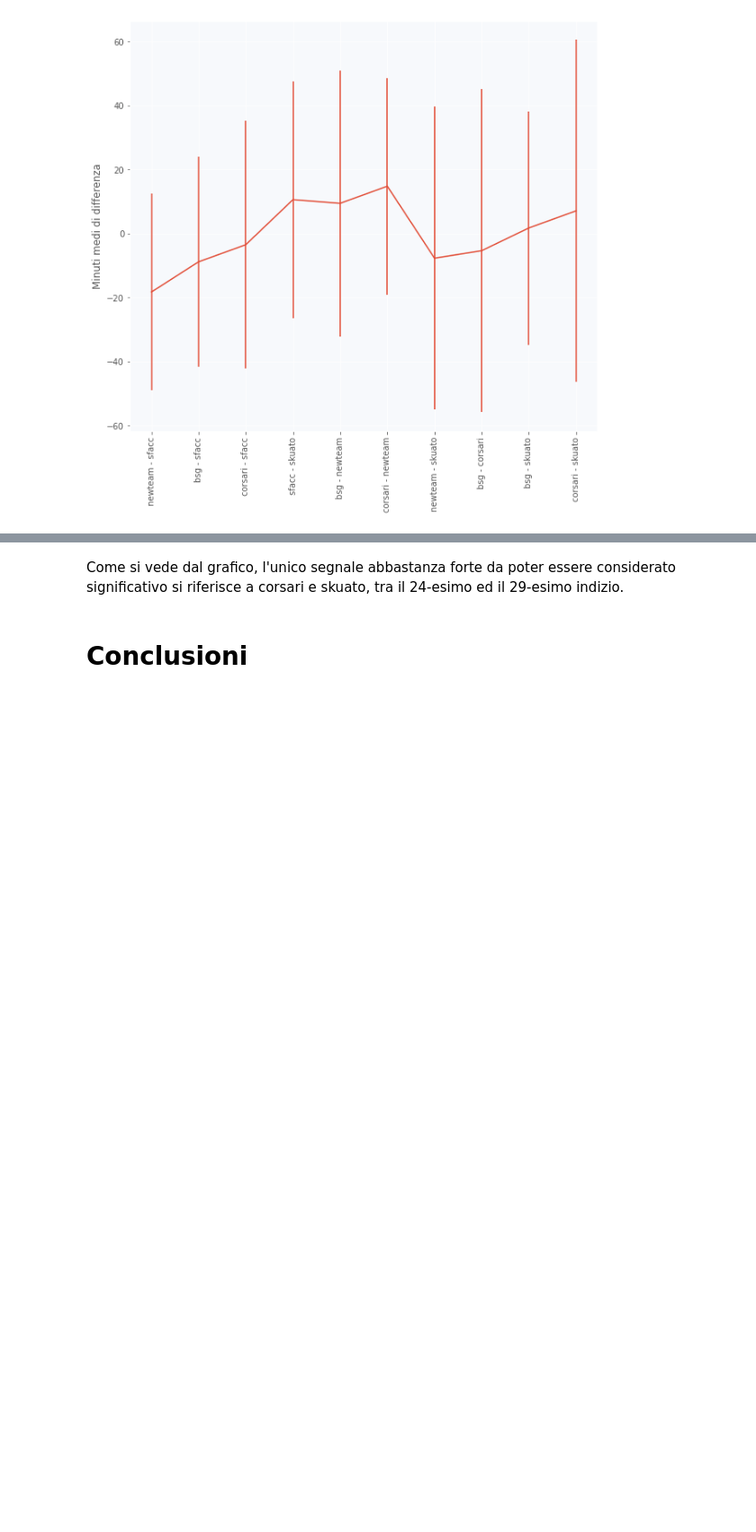
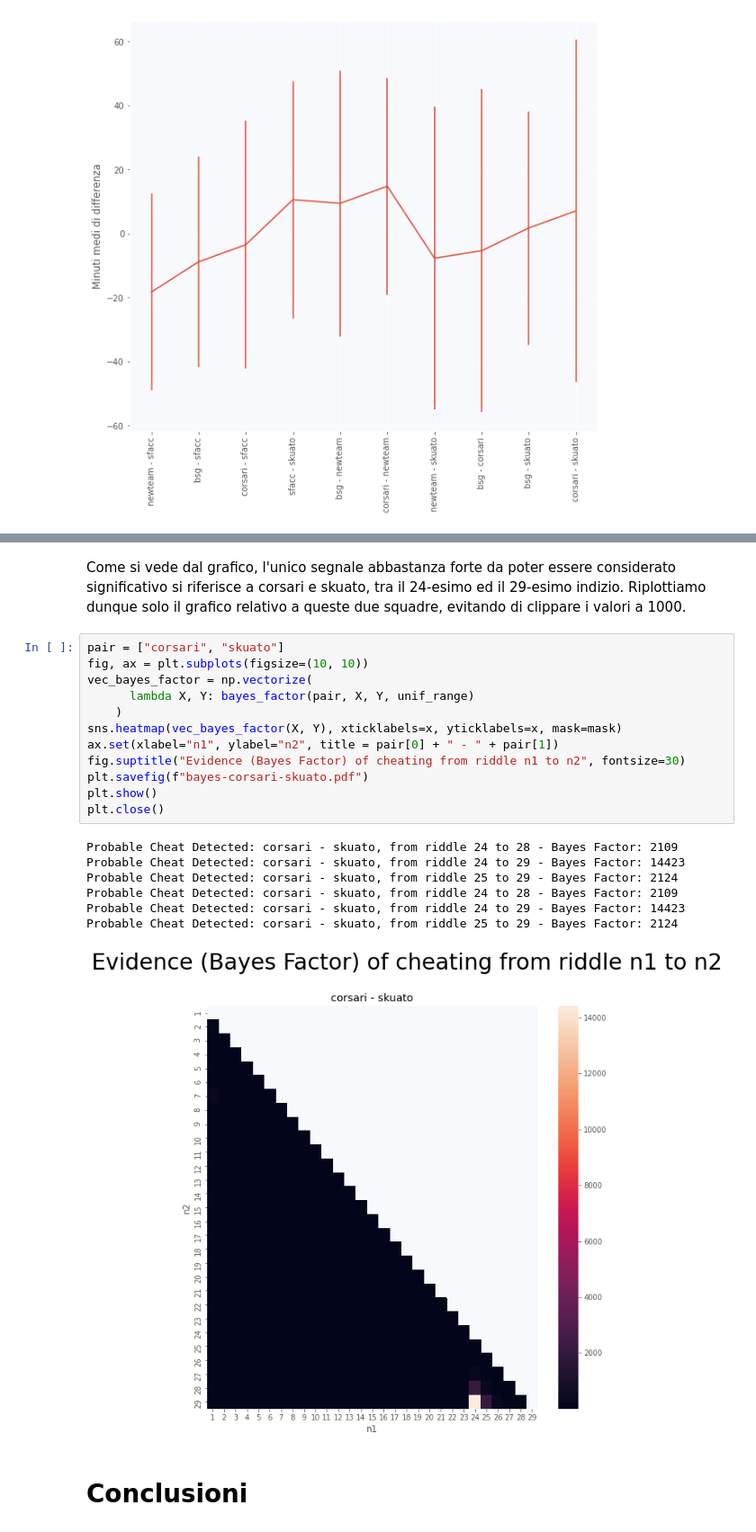
Before and after one commit to raeubaen/Biological_Learning, a Jupyter notebook: Bayesian_Cheating_Detection.ipynb, the cells around one changed output, grey strips where cells are left out. Shown at 90% size. Saved outputs shown, nothing was run; the diff lists cells and outputs as text; blank space fills up the shorter version.

```diff
--- a/Bayesian_Cheating_Detection.ipynb
+++ b/Bayesian_Cheating_Detection.ipynb
@@ -236,5 +260,25 @@ plt.close()
 # %% [markdown]
-Come si vede dal grafico, l'unico segnale abbastanza forte da poter essere considerato significativo si riferisce a corsari e skuato, tra il 24-esimo ed il 29-esimo indizio.
+Come si vede dal grafico, l'unico segnale abbastanza forte da poter essere considerato significativo si riferisce a corsari e skuato, tra il 24-esimo ed il 29-esimo indizio. Riplottiamo dunque solo il grafico relativo a queste due squadre, evitando di clippare i valori a 1000.
+# %%
+pair = ["corsari", "skuato"]
+fig, ax = plt.subplots(figsize=(10, 10))
+vec_bayes_factor = np.vectorize(
+      lambda X, Y: bayes_factor(pair, X, Y, unif_range)
+    )
+sns.heatmap(vec_bayes_factor(X, Y), xticklabels=x, yticklabels=x, mask=mask)
+ax.set(xlabel="n1", ylabel="n2", title = pair[0] + " - " + pair[1])
+fig.suptitle("Evidence (Bayes Factor) of cheating from riddle n1 to n2", fontsize=30)
+plt.savefig(f"bayes-corsari-skuato.pdf")
+plt.show()
+plt.close()
+# %% [output]
+Probable Cheat Detected: corsari - skuato, from riddle 24 to 28 - Bayes Factor: 2109
+Probable Cheat Detected: corsari - skuato, from riddle 24 to 29 - Bayes Factor: 14423
+Probable Cheat Detected: corsari - skuato, from riddle 25 to 29 - Bayes Factor: 2124
+Probable Cheat Detected: corsari - skuato, from riddle 24 to 28 - Bayes Factor: 2109
+Probable Cheat Detected: corsari - skuato, from riddle 24 to 29 - Bayes Factor: 14423
+Probable Cheat Detected: corsari - skuato, from riddle 25 to 29 - Bayes Factor: 2124
+[figure, added]
 # %% [markdown]
 # Conclusioni
 # %% [markdown]
```
Also changed, not shown: parts of 5 cells of this notebook.
